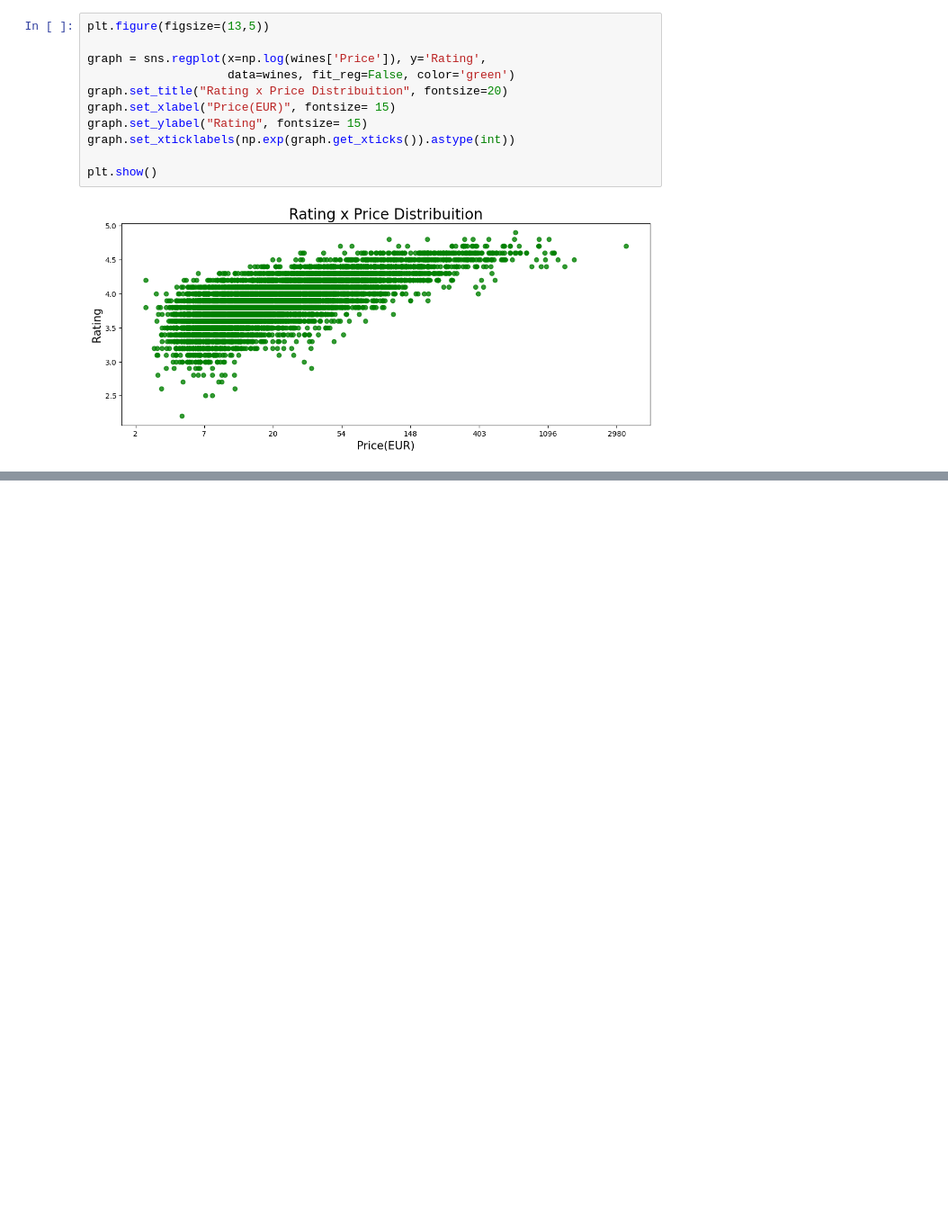
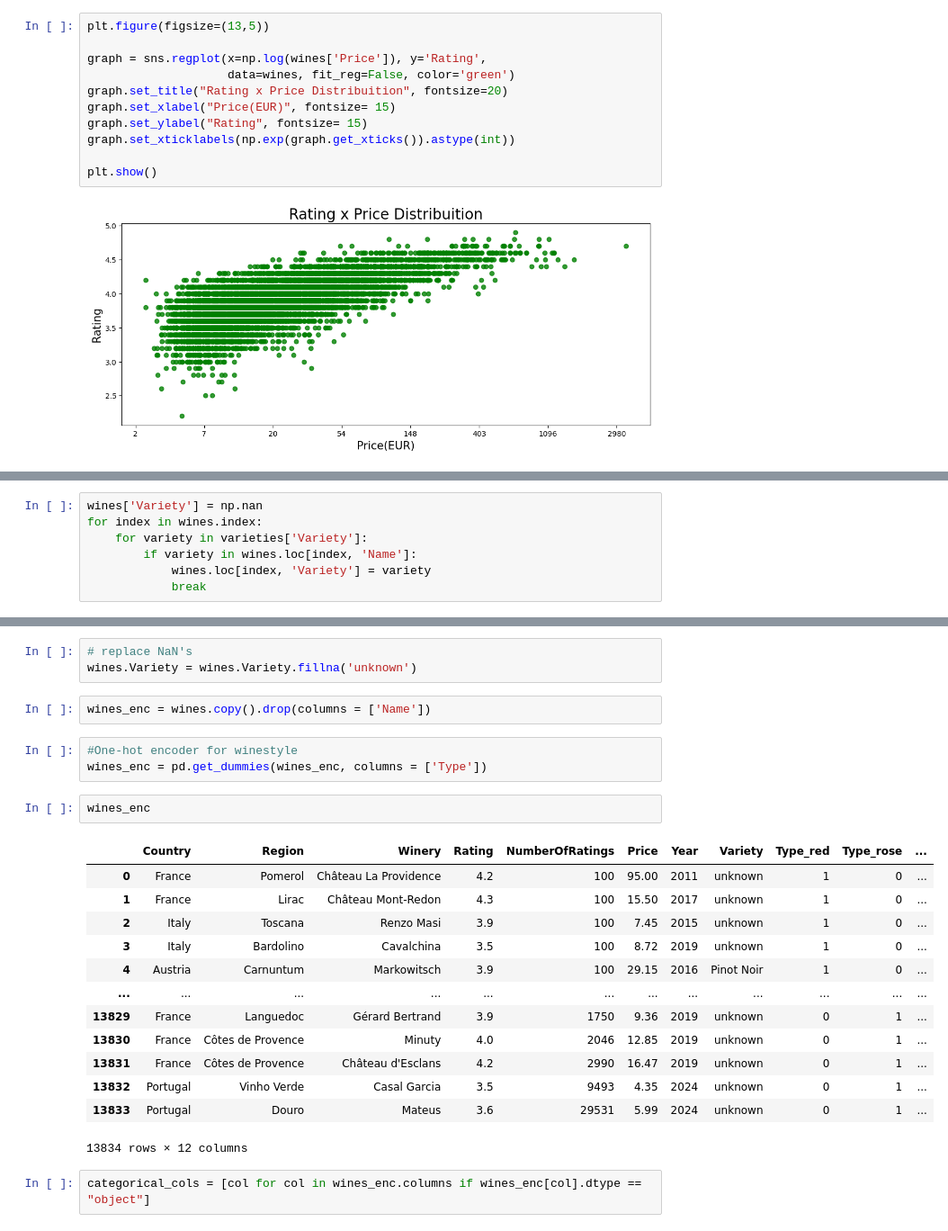
Before and after one commit to abdullaabdukulov/02-Data-Science-My-Vivino, a Jupyter notebook: my_Vivino.ipynb, the cells around one changed output, grey strips where cells are left out. Shown at 90% size. Cells and saved outputs as stored; diff of their text form; blank space fills up the shorter version.

```diff
--- a/my_Vivino.ipynb
+++ b/my_Vivino.ipynb
@@ -170,0 +241,7 @@ plt.show()
+# %%
+wines['Variety'] = np.nan
+for index in wines.index:
+    for variety in varieties['Variety']:
+        if variety in wines.loc[index, 'Name']:
+            wines.loc[index, 'Variety'] = variety
+            break
@@ -170,0 +253,26 @@ plt.show()
+# %%
+# replace NaN's
+wines.Variety = wines.Variety.fillna('unknown')
+# %%
+wines_enc = wines.copy().drop(columns = ['Name'])
+# %%
+#One-hot encoder for winestyle
+wines_enc = pd.get_dummies(wines_enc, columns = ['Type'])
+# %%
+wines_enc
+# %% [output]
+|  | Country | Region | Winery | Rating | NumberOfRatings | Price | Year | Variety | Type_red | Type_rose | ... |
+| 0 | France | Pomerol | Château La Providence | 4.2 | 100 | 95.00 | 2011 | unknown | 1 | 0 | ... |
+| 1 | France | Lirac | Château Mont-Redon | 4.3 | 100 | 15.50 | 2017 | unknown | 1 | 0 | ... |
+| 2 | Italy | Toscana | Renzo Masi | 3.9 | 100 | 7.45 | 2015 | unknown | 1 | 0 | ... |
+| 3 | Italy | Bardolino | Cavalchina | 3.5 | 100 | 8.72 | 2019 | unknown | 1 | 0 | ... |
+| 4 | Austria | Carnuntum | Markowitsch | 3.9 | 100 | 29.15 | 2016 | Pinot Noir | 1 | 0 | ... |
+| ... | ... | ... | ... | ... | ... | ... | ... | ... | ... | ... | ... |
+| 13829 | France | Languedoc | Gérard Bertrand | 3.9 | 1750 | 9.36 | 2019 | unknown | 0 | 1 | ... |
+| 13830 | France | Côtes de Provence | Minuty | 4.0 | 2046 | 12.85 | 2019 | unknown | 0 | 1 | ... |
+| 13831 | France | Côtes de Provence | Château d'Esclans | 4.2 | 2990 | 16.47 | 2019 | unknown | 0 | 1 | ... |
+| 13832 | Portugal | Vinho Verde | Casal Garcia | 3.5 | 9493 | 4.35 | 2024 | unknown | 0 | 1 | ... |
+| 13833 | Portugal | Douro | Mateus | 3.6 | 29531 | 5.99 | 2024 | unknown | 0 | 1 | ... |
+13834 rows × 12 columns
+# %%
+categorical_cols = [col for col in wines_enc.columns if wines_enc[col].dtype == "object"]
```
Also changed, not shown: parts of 22 cells of this notebook.
